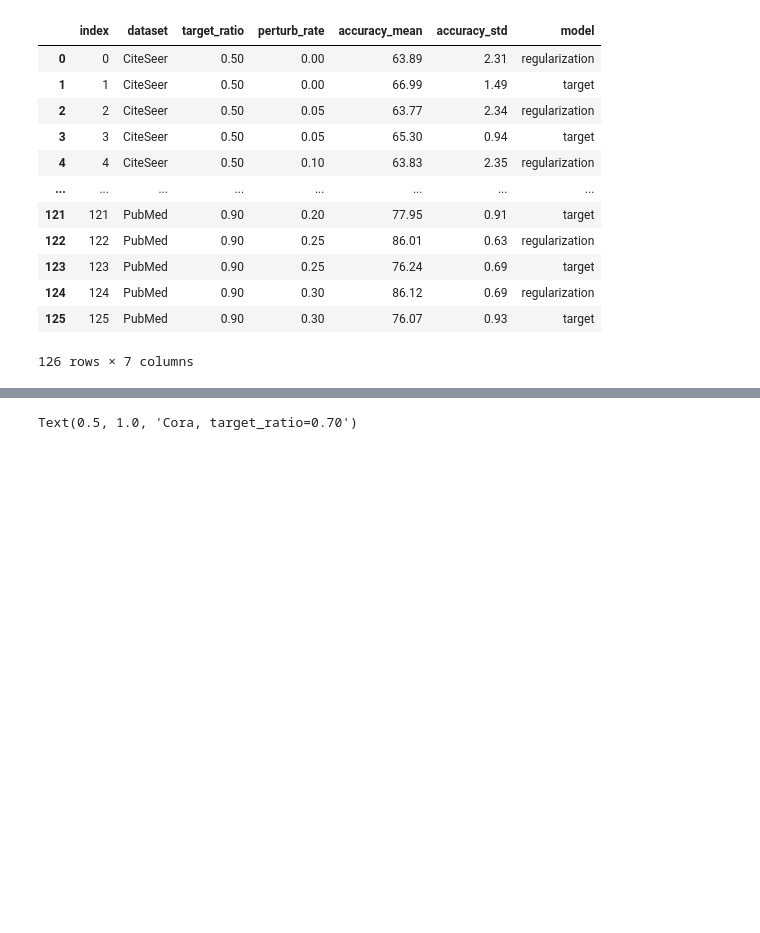
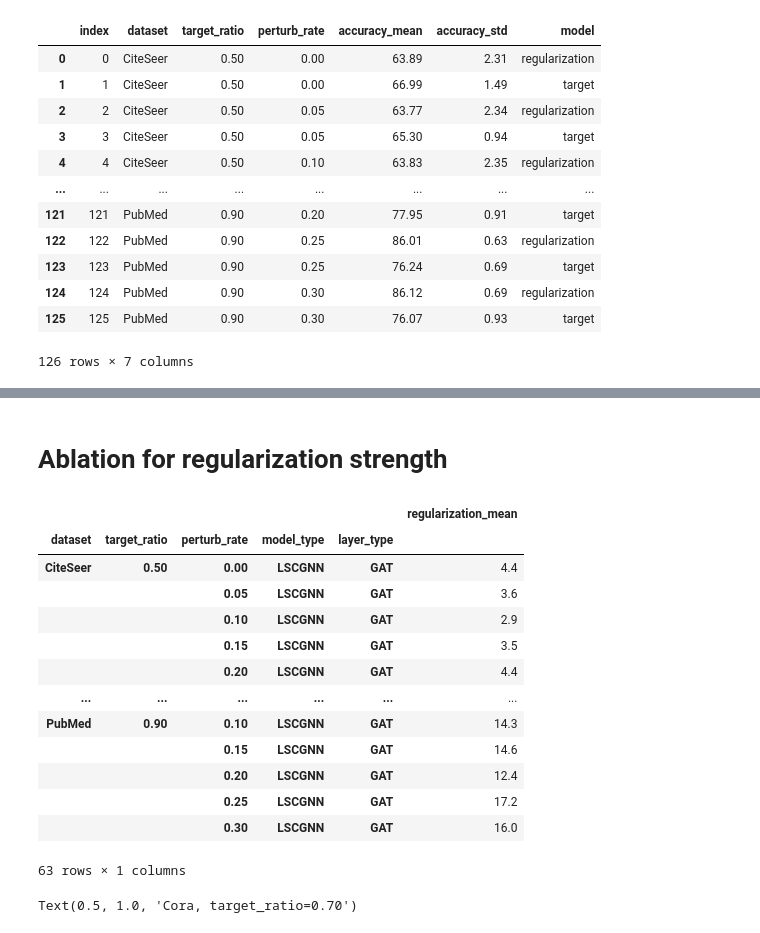
Before and after one commit to FDUguchunhui/latent-space-constraint-GNN, a Jupyter notebook: notebook/analysis/aggregation.ipynb, the cells around one changed output, grey strips where cells are left out. Drawn from its saved outputs; the diff is of its cells as text; code cells hidden in the pictures; blank space fills up the shorter version.

```diff
--- a/notebook/analysis/aggregation.ipynb
+++ b/notebook/analysis/aggregation.ipynb
@@ -360,3 +370,33 @@ Text(0.5, 1.0, 'Cora, target_ratio=0.70')
+# %% [markdown]
+
+# Ablation for regularization strength
+# %%
+df_best = pd.read_json('results/results_LSC.json', lines=True)
+df_best['target_ratio'] = df_best['target_ratio'].apply(lambda x: f"{x:.2f}")
+df_best['model_type'] = 'LSCGNN'
+df_best['layer_type'] = 'GAT'
+
+df_best = df_best.groupby(['dataset', 'seed', 'target_ratio', 'perturb_rate', 'model_type', 'layer_type']).apply(lambda x: x.loc[x['val_loss'].idxmin()], include_groups=False)[['accuracy', 'regularization', 'execution_time']]
+# get mean of regularization by "dataset", "target_ratio", "perturb_rate"
+df_best_regularization = df_best.groupby(['dataset', 'target_ratio', 'perturb_rate', 'model_type', 'layer_type']).agg({'regularization':['mean']})
+# flatten the columns
+df_best_regularization.columns = ['_'.join(col).strip('_') for col in df_best_regularization.columns.values]
+df_best_regularization
+# %% [output]
+|  |  |  |  |  | regularization_mean |
+| dataset | target_ratio | perturb_rate | model_type | layer_type |  |
+| CiteSeer | 0.50 | 0.00 | LSCGNN | GAT | 4.4 |
+|  |  | 0.05 | LSCGNN | GAT | 3.6 |
+|  |  | 0.10 | LSCGNN | GAT | 2.9 |
+|  |  | 0.15 | LSCGNN | GAT | 3.5 |
+|  |  | 0.20 | LSCGNN | GAT | 4.4 |
+| ... | ... | ... | ... | ... | ... |
+| PubMed | 0.90 | 0.10 | LSCGNN | GAT | 14.3 |
+|  |  | 0.15 | LSCGNN | GAT | 14.6 |
+|  |  | 0.20 | LSCGNN | GAT | 12.4 |
+|  |  | 0.25 | LSCGNN | GAT | 17.2 |
+|  |  | 0.30 | LSCGNN | GAT | 16.0 |
+63 rows × 1 columns
 # %%
 ax.set_ylabel('Accuracy')
 ax.set_title('Cora, target_ratio=0.70')
```
Also changed, not shown: parts of 5 cells of this notebook, 4 other files.
